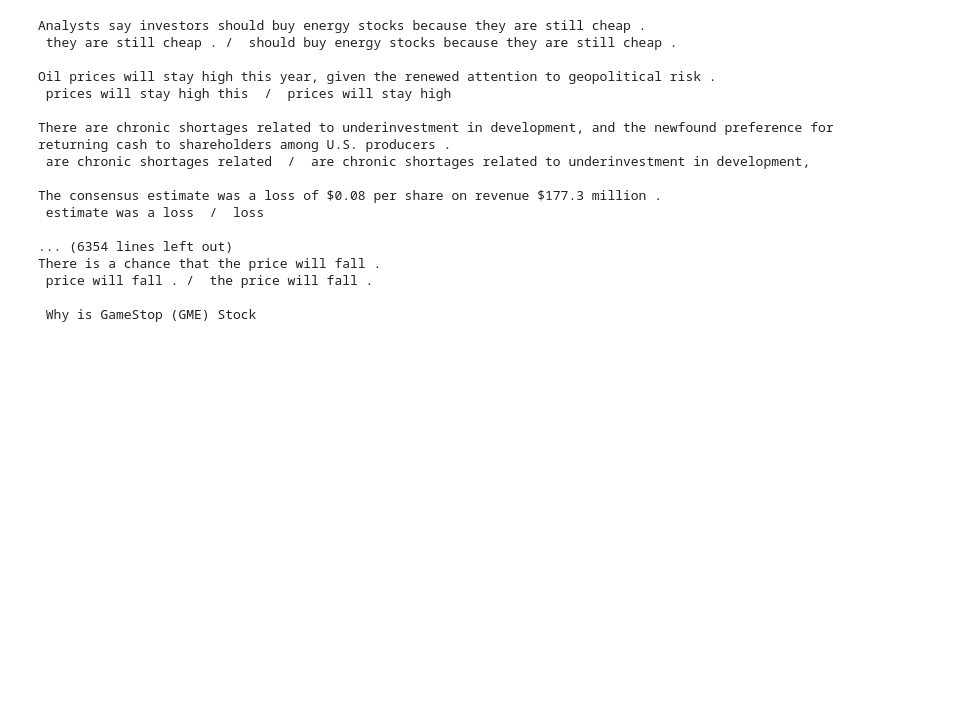
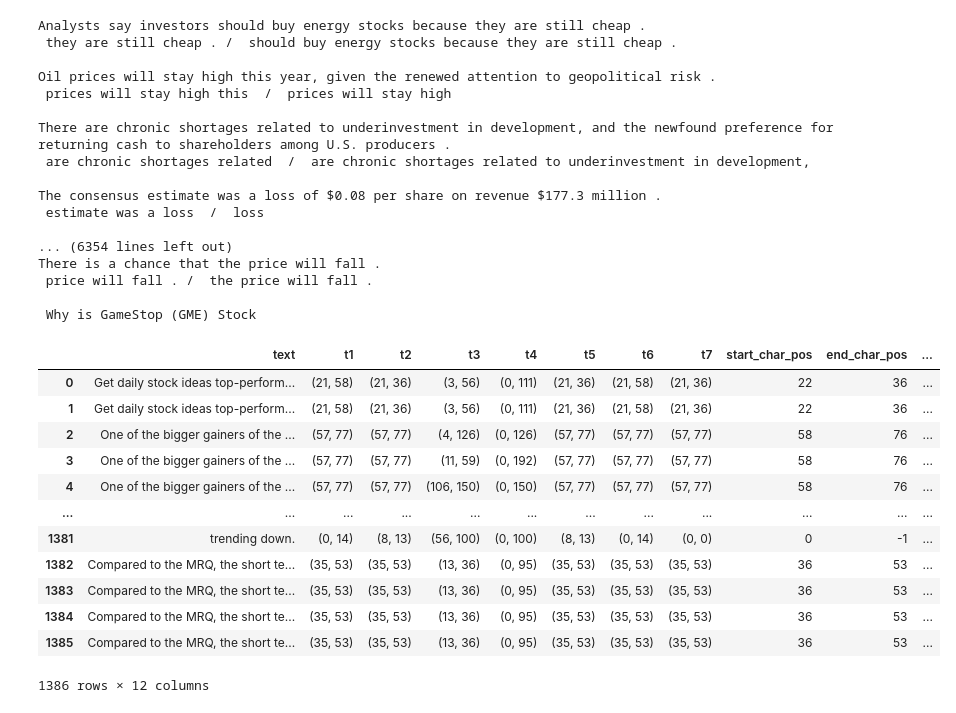
Before and after one commit to evalkaz/hackathon2022, a Jupyter notebook: notebooks/T2 - submission comparison.ipynb, the cells around one changed output. Drawn from its saved outputs; the diff is of its cells as text; code cells hidden in the pictures; blank space fills up the shorter version.

```diff
--- a/notebooks/T2 - submission comparison.ipynb
+++ b/notebooks/T2 - submission comparison.ipynb
@@ -169,3 +105,26 @@ There is a chance that the price will fall .
  price will fall . /  the price will fall .
 
  Why is GameStop (GME) Stock
+# %%
+with open("../data/sentiment/train.json") as infile:
+    data = json.load(infile)
+
+train = pd.DataFrame(data)
+# %%
+merged = df.merge(train, on="text")
+# %%
+merged
+# %% [output]
+|  | text | t1 | t2 | t3 | t4 | t5 | t6 | t7 | start_char_pos | end_char_pos | ... |
+| 0 | Get daily stock ideas top-perform... | (21, 58) | (21, 36) | (3, 56) | (0, 111) | (21, 36) | (21, 58) | (21, 36) | 22 | 36 | ... |
+| 1 | Get daily stock ideas top-perform... | (21, 58) | (21, 36) | (3, 56) | (0, 111) | (21, 36) | (21, 58) | (21, 36) | 22 | 36 | ... |
+| 2 | One of the bigger gainers of the ... | (57, 77) | (57, 77) | (4, 126) | (0, 126) | (57, 77) | (57, 77) | (57, 77) | 58 | 76 | ... |
+| 3 | One of the bigger gainers of the ... | (57, 77) | (57, 77) | (11, 59) | (0, 192) | (57, 77) | (57, 77) | (57, 77) | 58 | 76 | ... |
+| 4 | One of the bigger gainers of the ... | (57, 77) | (57, 77) | (106, 150) | (0, 150) | (57, 77) | (57, 77) | (57, 77) | 58 | 76 | ... |
+| ... | ... | ... | ... | ... | ... | ... | ... | ... | ... | ... | ... |
+| 1381 | trending down. | (0, 14) | (8, 13) | (56, 100) | (0, 100) | (8, 13) | (0, 14) | (0, 0) | 0 | -1 | ... |
+| 1382 | Compared to the MRQ, the short te... | (35, 53) | (35, 53) | (13, 36) | (0, 95) | (35, 53) | (35, 53) | (35, 53) | 36 | 53 | ... |
+| 1383 | Compared to the MRQ, the short te... | (35, 53) | (35, 53) | (13, 36) | (0, 95) | (35, 53) | (35, 53) | (35, 53) | 36 | 53 | ... |
+| 1384 | Compared to the MRQ, the short te... | (35, 53) | (35, 53) | (13, 36) | (0, 95) | (35, 53) | (35, 53) | (35, 53) | 36 | 53 | ... |
+| 1385 | Compared to the MRQ, the short te... | (35, 53) | (35, 53) | (13, 36) | (0, 95) | (35, 53) | (35, 53) | (35, 53) | 36 | 53 | ... |
+1386 rows × 12 columns
```
Also changed, not shown: parts of 30 cells of this notebook, 10 other files.
